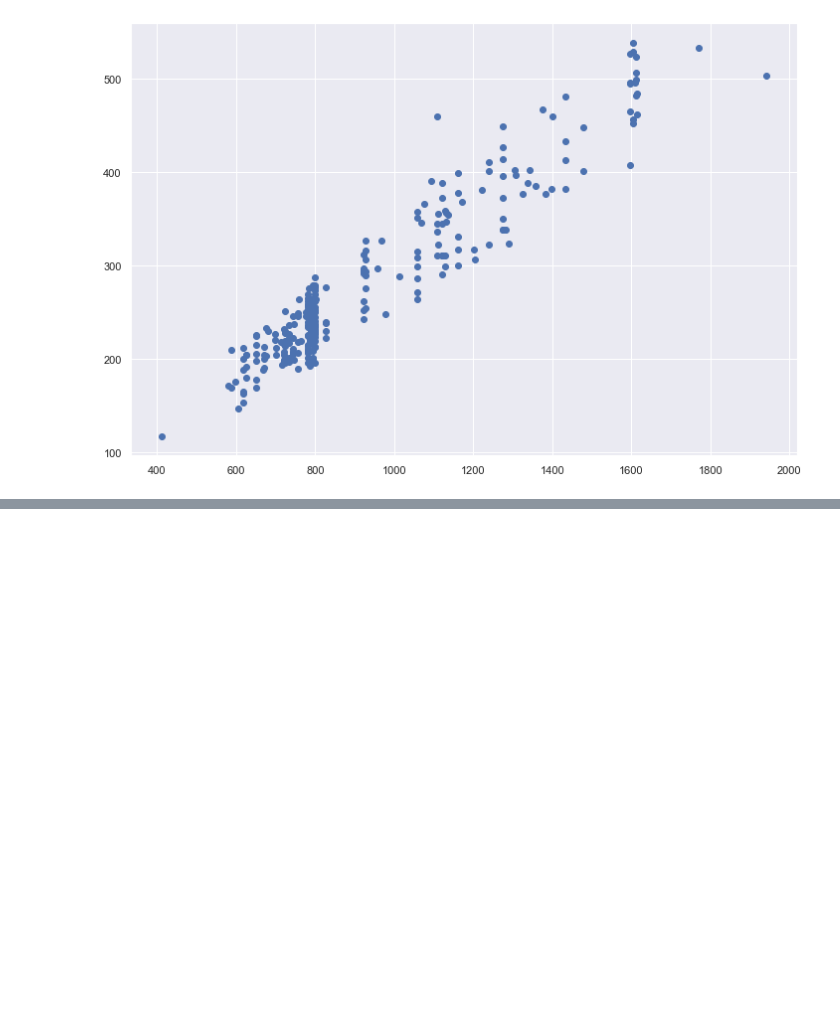
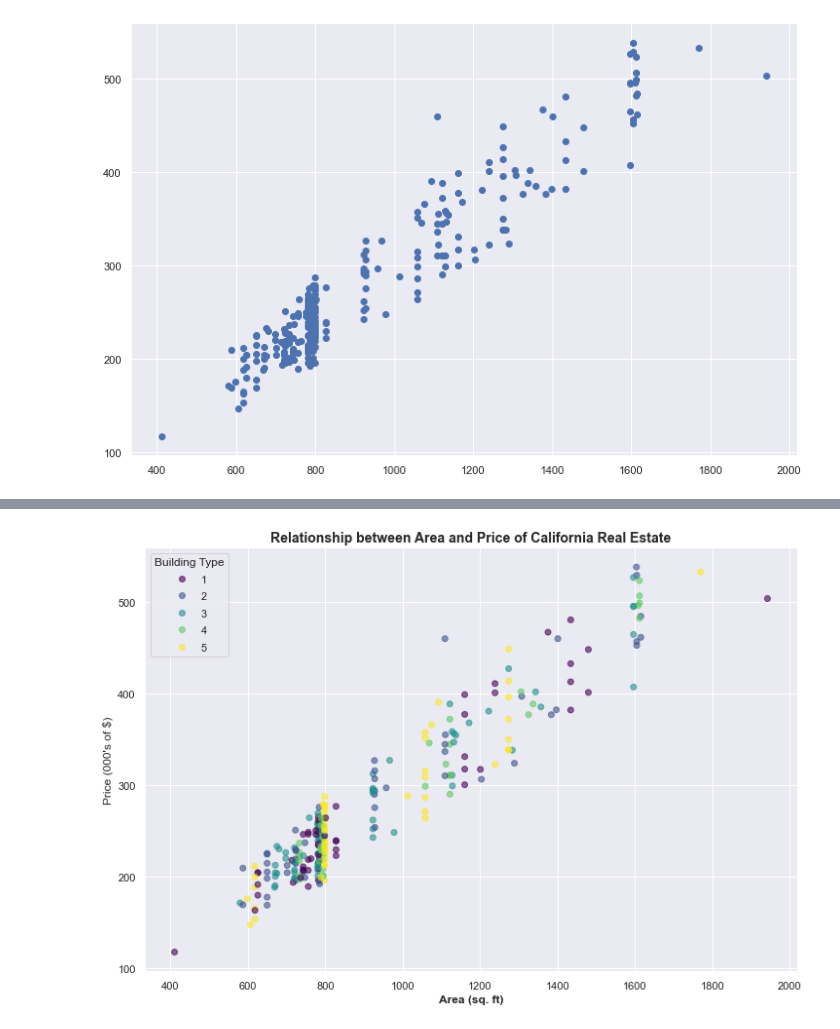
Before and after one commit to anantcodes/Data-Analysis, a Jupyter notebook: Data Visualization.ipynb, the cells around one changed output, grey strips where cells are left out. Saved outputs shown, nothing was run; the diff lists cells and outputs as text; code cells hidden in the pictures; blank space fills up the shorter version.

```diff
--- a/Data Visualization.ipynb
+++ b/Data Visualization.ipynb
@@ -357,0 +367,18 @@ plt.show()
+# %%
+plt.figure(figsize=(12,8))
+scatter=plt.scatter(df_real_estate['Area (ft.)'],
+                       df_real_estate['Price'],
+                       alpha=0.6,
+                       c=df_real_estate["Building Type"],
+                       cmap='viridis')
+plt.legend(*scatter.legend_elements(),
+          loc="upper left",
+          title="Building Type")
+plt.title("Relationship between Area and Price of California Real Estate",
+         fontsize=14,
+         weight="bold")
+plt.xlabel("Area (sq. ft)", weight="bold")
+plt.ylabel("Price (000's of $)")
+plt.show()
+# %% [output]
+[figure, added]
```
Also changed, not shown: parts of 1 cell of this notebook.
